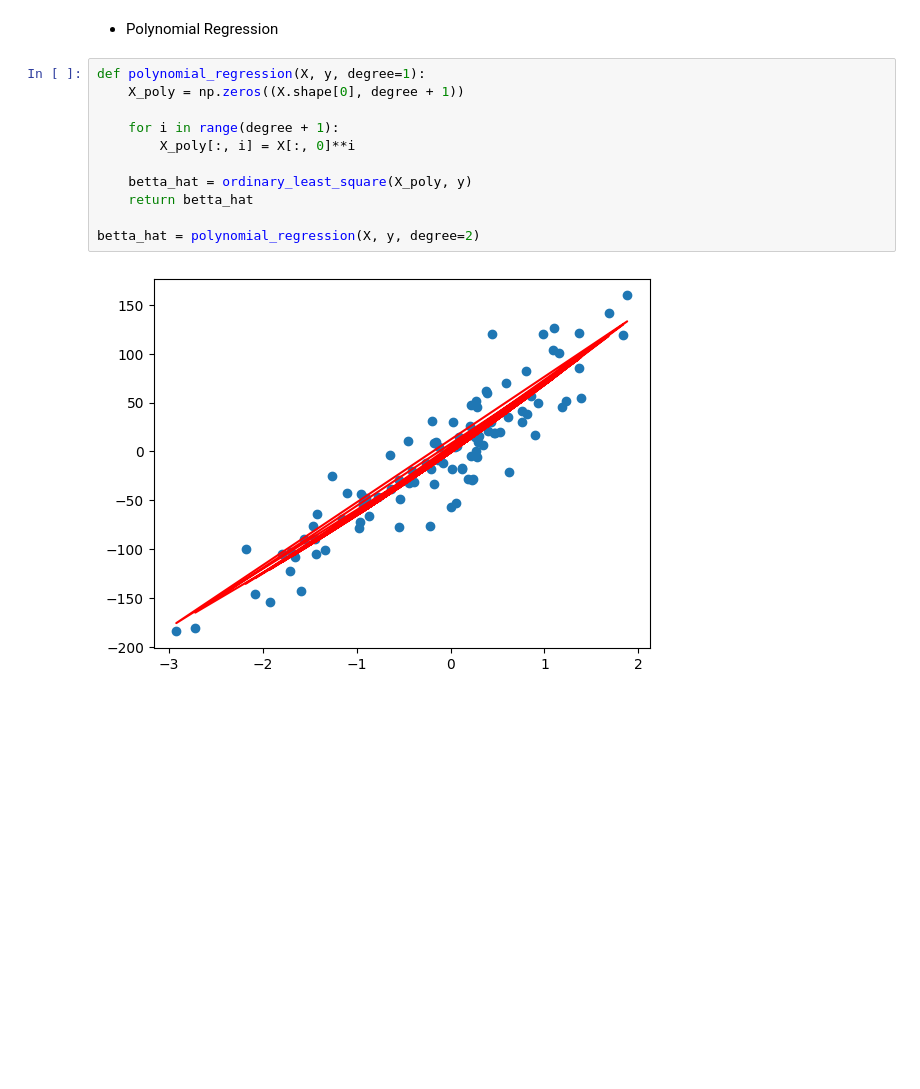
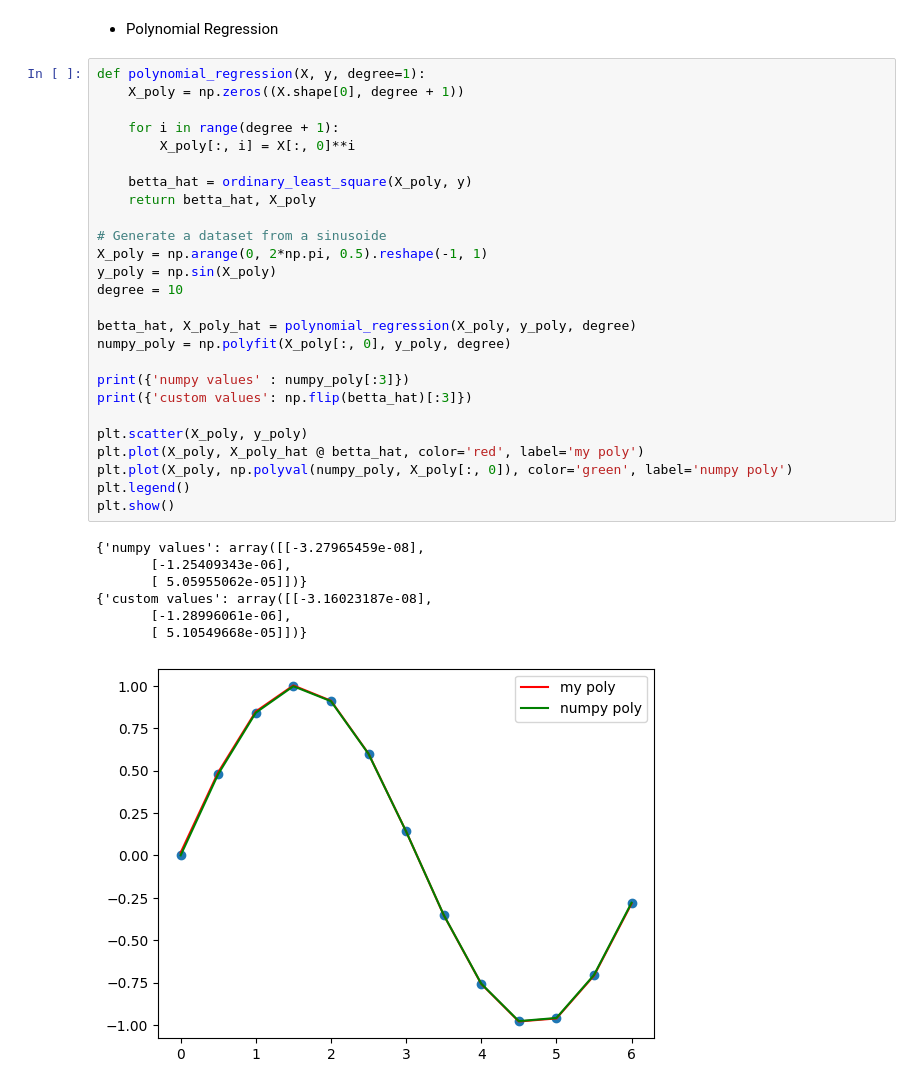
Before and after one commit to robertpaulp/ML-from-scratch, a Jupyter notebook: utils/supervised_learning/regression.ipynb, the cells around one changed output. Drawn from its saved outputs; the diff is of its cells as text; blank space fills up the shorter version.

```diff
--- a/utils/supervised_learning/regression.ipynb
+++ b/utils/supervised_learning/regression.ipynb
@@ -57,13 +57,34 @@ plt.show()
 # %%
 def polynomial_regression(X, y, degree=1):
     X_poly = np.zeros((X.shape[0], degree + 1))
 
     for i in range(degree + 1):
         X_poly[:, i] = X[:, 0]**i
 
     betta_hat = ordinary_least_square(X_poly, y)
-    return betta_hat
+    return betta_hat, X_poly
 
-betta_hat = polynomial_regression(X, y, degree=2)
+# Generate a dataset from a sinusoide
+X_poly = np.arange(0, 2*np.pi, 0.5).reshape(-1, 1)
+y_poly = np.sin(X_poly)
+degree = 10
+
+betta_hat, X_poly_hat = polynomial_regression(X_poly, y_poly, degree)
+numpy_poly = np.polyfit(X_poly[:, 0], y_poly, degree)
+
+print({'numpy values' : numpy_poly[:3]})
+print({'custom values': np.flip(betta_hat)[:3]})
+
+plt.scatter(X_poly, y_poly)
+plt.plot(X_poly, X_poly_hat @ betta_hat, color='red', label='my poly')
+plt.plot(X_poly, np.polyval(numpy_poly, X_poly[:, 0]), color='green', label='numpy poly')
+plt.legend()
+plt.show()
 # %% [output]
+{'numpy values': array([[-3.27965459e-08],
+       [-1.25409343e-06],
+       [ 5.05955062e-05]])}
+{'custom values': array([[-3.16023187e-08],
+       [-1.28996061e-06],
+       [ 5.10549668e-05]])}
-[figure, old version]
+[figure, new version]
```
Also changed, not shown: parts of 3 cells of this notebook, 2 other files.
